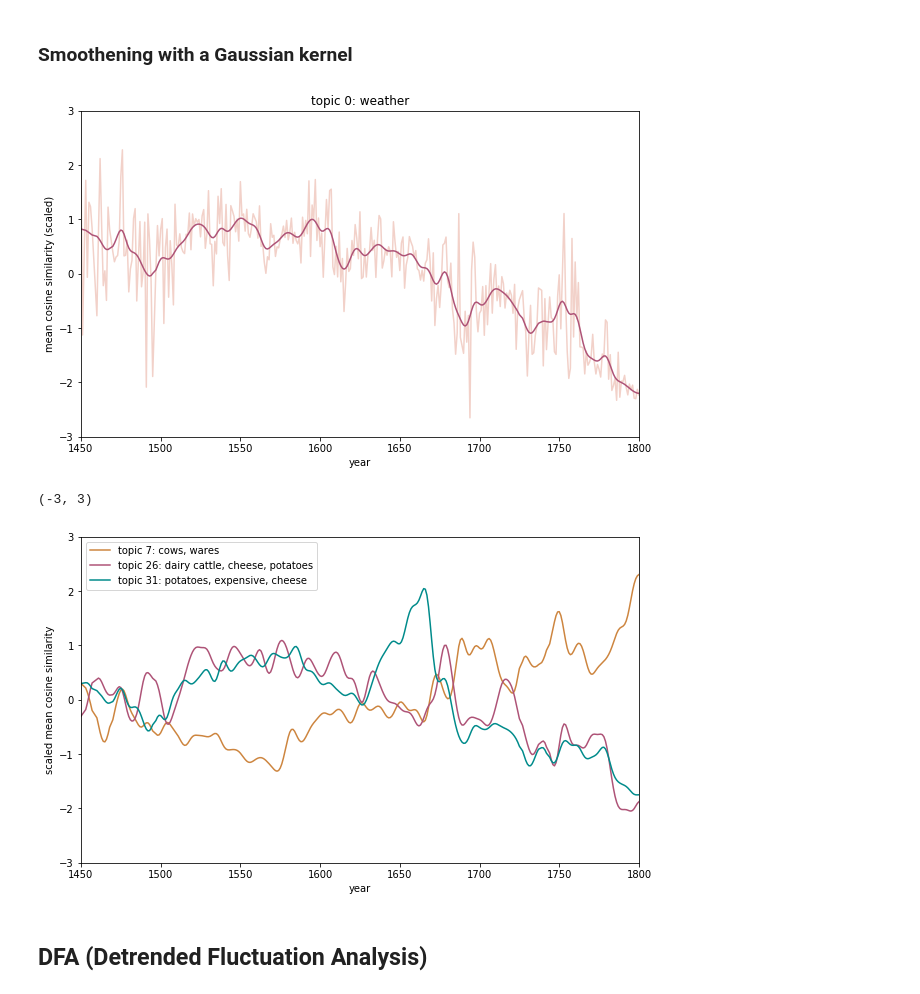
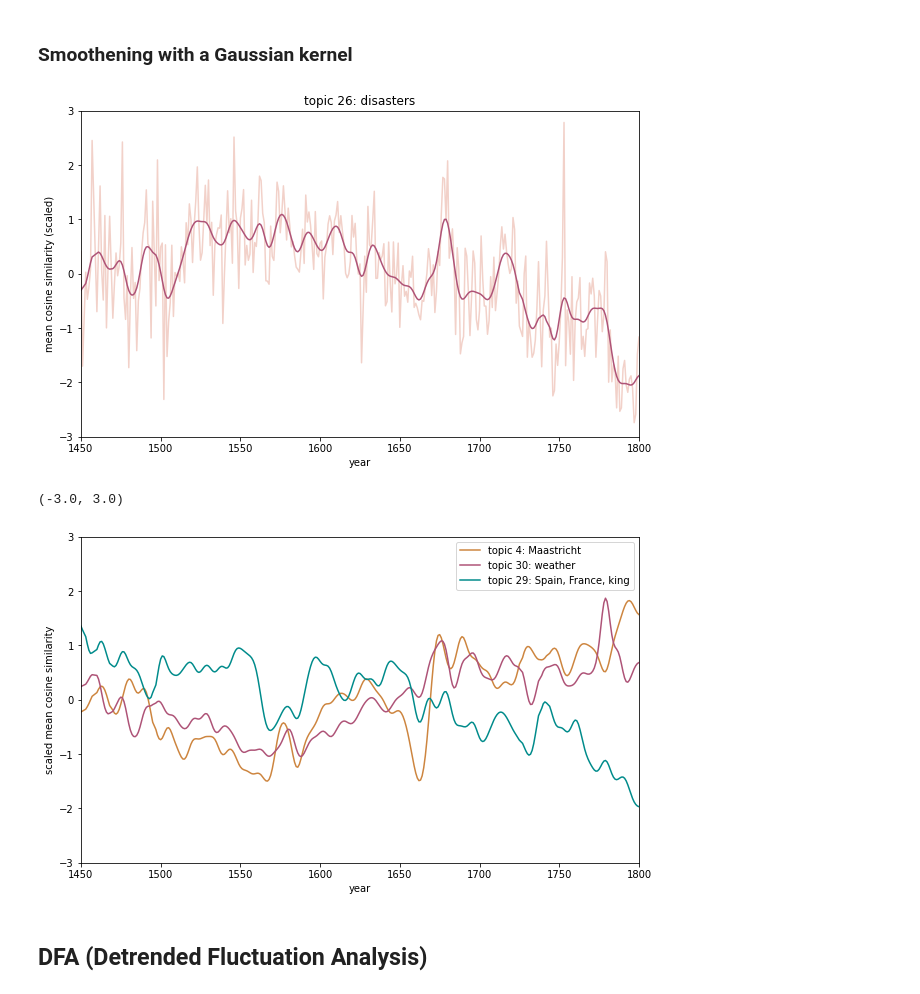
Before and after one commit to centre-for-humanities-computing/dutch-chronicles, a Jupyter notebook: notebooks/top2vec_analysis.ipynb, the cells around one changed output. Drawn from its saved outputs; the diff is of its cells as text; code cells hidden in the pictures.

```diff
--- a/notebooks/top2vec_analysis.ipynb
+++ b/notebooks/top2vec_analysis.ipynb
@@ -27,7 +50,7 @@ from scipy.ndimage import gaussian_filter1d
 - We use the original representations of the cosine similarity, ranging from -1 to +1.
 - We apply the `TimeSeriesScalerMeanVariance` in `tslearn.preprocessing`.
 # %%
-year_mean_scaled = pd.read_csv('../../chronicling-topics/corpus/dfs_topics/year_mean_scaled.csv', index_col=0)
+year_mean_scaled = pd.read_csv('../../corpus/year_mean_scaled.csv', index_col=0)
 year_mean_scaled.head()
 # %% [output]
 |  | year | 0 | 1 | 2 | 3 | 4 | 5 | 6 | 7 | 8 | ... | ... |
@@ -56,34 +79,34 @@ Text(0, 0.5, 'scaled mean cosine similarity')
 topic = [*range(0,100)]
 topic = [str(x) for x in topic]
 
-smooth = gaussian_filter1d(year_mean_scaled[topic[8]].to_numpy(), 3)
+smooth = gaussian_filter1d(year_mean_scaled[topic[26]].to_numpy(), 3)
 plt.figure(figsize=(10, 6))
-sns.lineplot(year_mean_scaled['year'], year_mean_scaled[topic[8]], color='#F2D1C9')
+sns.lineplot(year_mean_scaled['year'], year_mean_scaled[topic[26]], color='#F2D1C9')
 sns.lineplot(year_mean_scaled['year'], smooth, color='#AE5377')
-plt.title('topic 0: weather')
+plt.title('topic 26: disasters')
 plt.xlabel('year')
 plt.ylabel('mean cosine similarity (scaled)')
 plt.xlim([1450, 1800])
 plt.ylim([-3, +3])
 plt.show()
 # %% [output]
-[figure, old version]
+[figure, new version]
 # %%
 plt.figure(figsize=(10, 6))
-smooth0 = gaussian_filter1d(year_mean_scaled[topic[7]].to_numpy(), 3)
+smooth0 = gaussian_filter1d(year_mean_scaled[topic[4]].to_numpy(), 3)
 sns.lineplot(year_mean_scaled['year'], smooth0, color='peru')
-smooth3 = gaussian_filter1d(year_mean_scaled[topic[26]].to_numpy(), 3)
+smooth3 = gaussian_filter1d(year_mean_scaled[topic[30]].to_numpy(), 3)
 sns.lineplot(year_mean_scaled['year'], smooth3, color='#AE5377')
-smooth4 = gaussian_filter1d(year_mean_scaled[topic[31]].to_numpy(), 3)
+smooth4 = gaussian_filter1d(year_mean_scaled[topic[29]].to_numpy(), 3)
 sns.lineplot(year_mean_scaled['year'], smooth4, color='#008B8B')
-plt.legend(['topic 7: cows, wares', 'topic 26: dairy cattle, cheese, potatoes', 'topic 31: potatoes, expensive, cheese'])
+plt.legend(['topic 4: Maastricht', 'topic 30: weather', 'topic 29: Spain, France, king'])
 plt.xlabel('year')
 plt.ylabel('scaled mean cosine similarity')
 plt.xlim([1450, 1800])
 plt.ylim([-3, +3])
 # %% [output]
-(-3, 3)
+(-3.0, 3.0)
-[figure, old version]
+[figure, new version]
 # %% [markdown]
 ## DFA (Detrended Fluctuation Analysis)
 # %%
```
Also changed, not shown: parts of 12 cells of this notebook, 2 other files.
